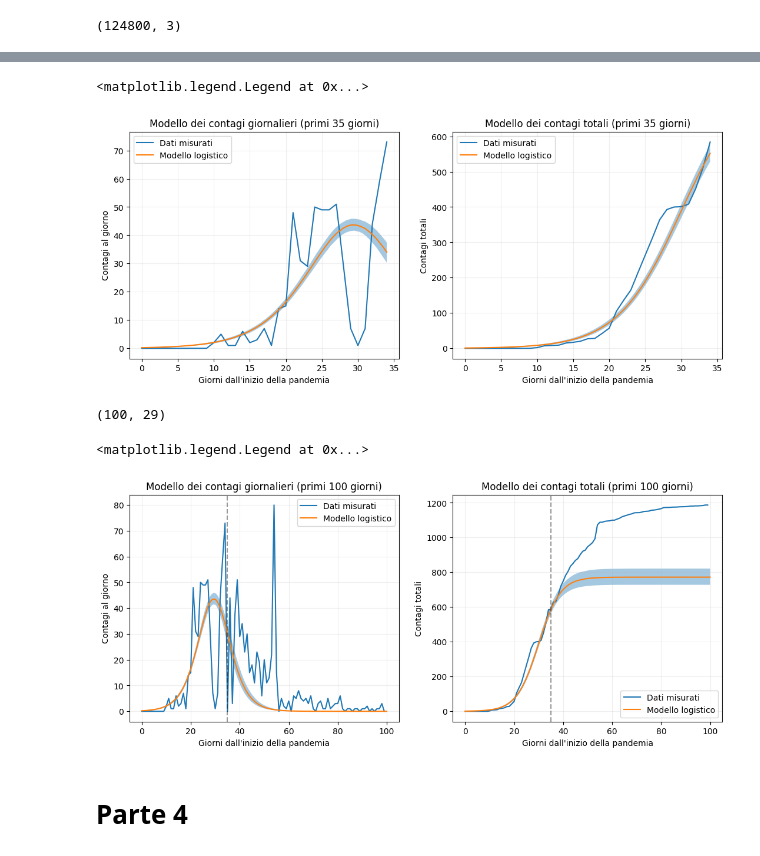
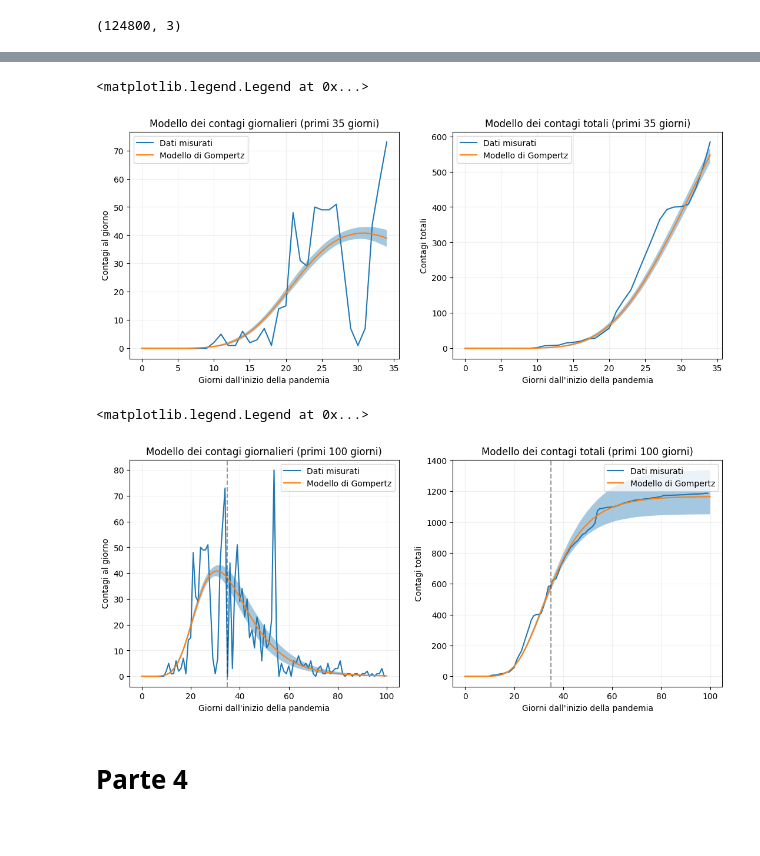
Before and after one commit to D4wnstar/analisi-covid-trmd, a Jupyter notebook: src/analisi.ipynb, the cells around one changed output, grey strips where cells are left out. Drawn from its saved outputs; the diff is of its cells as text; code cells hidden in the pictures.

```diff
--- a/src/analisi.ipynb
+++ b/src/analisi.ipynb
@@ -310,0 +339,4 @@ np.random.seed(1234)
+# %%
+# L'algoritmo emcee vero e proprio, calcolato sui dati dei nuovi contagi nei prima 35 giorni
+sampler = emcee.EnsembleSampler(32, 3, log_posterior, args=(np.arange(0, 35), data_aosta_daily_early["nuovi_positivi"]))
+sampler.run_mcmc(min_params + 1e-2 * np.random.rand(32, 3), 4000, progress=True)
@@ -310,0 +361,13 @@ np.random.seed(1234)
+# %%
+# Grafichiamo i risultati della catena di Monte Carlo
+samples = sampler.get_chain()
+
+dims = 3
+fig, axes = plt.subplots(dims, figsize=(10, 7), sharex=True)
+labels = ["$t_{0}$", "$k$", "$N_{tot}$"]
+for i in range(dims):
+    axes[i].plot(samples[:, :, i], "k", alpha=0.2)
+    axes[i].set_xlim(0, len(samples))
+    axes[i].set_ylabel(labels[i])
+
+axes[-1].set_xlabel("Numero di passi")
@@ -310,0 +386,4 @@ np.random.seed(1234)
+# %%
+# Prendiamo i valori della catena, scartando i primi 100
+flat_samples = sampler.get_chain(discard=100, flat=True)
+flat_samples.shape
@@ -389,15 +631,13 @@ t_0_best_fit, k_best_fit, N_tot_best_fit
 # %%
 # Ora creiamo un grafico per vedere il risultato del modello in sè.
-# Prendiamo un campione uniforme di 1000 elementi (parametri stimati) dalla catena per evitare
-# di dover calcolare centinaia di migliaia di valori per ottenere un grafico.
-# Calcoliamo poi i valori della logistica con quei parametri.
+# Qui usiamo la funzione di Gompertz anziché la logistica
 N_samples = 1000
 x_arr = np.linspace(0, 34, 2000)
 y_arr = np.zeros((2000, N_samples))
 for i in range(N_samples):
     idx = np.random.randint(flat_samples.shape[0])
     est_t_0, est_k, est_N_tot = flat_samples[idx, :]
-    y_arr[:, i] = contagi_giornalieri(logistic, x_arr, t_0=est_t_0, k=est_k, N_tot=est_N_tot)
+    y_arr[:, i] = contagi_giornalieri(gompertz, x_arr, t_0=est_t_0, k=est_k, N_tot=est_N_tot)
 
 # Prendiamo il modello migliore (50° percentile) e quelli ad una "deviazione standard"
 # dal 50° percentile della distribuzione (16° e 84° percentili)
@@ -408,7 +648,7 @@ y_arr_upper_estimate = np.percentile(y_arr, 84, axis=1)
 fig, axes = plt.subplots(1, 2, figsize=(13, 5))
 
 axes[0].plot(np.arange(0, 35), data_aosta_daily_early["nuovi_positivi"], label="Dati misurati")
-axes[0].plot(x_arr, y_arr_best_fit, label="Modello logistico")
+axes[0].plot(x_arr, y_arr_best_fit, label="Modello di Gompertz")
 axes[0].fill_between(x_arr, y_arr_lower_estimate, y_arr_upper_estimate, alpha=0.4)
 axes[0].set_title("Modello dei contagi giornalieri (primi 35 giorni)")
 axes[0].set_xlabel("Giorni dall'inizio della pandemia")
@@ -420,14 +660,14 @@ axes[0].legend()
 for i in range(N_samples):
     idx = np.random.randint(flat_samples.shape[0])
     est_t_0, est_k, est_N_tot = flat_samples[idx, :]
-    y_arr[:, i] = logistic(x_arr, t_0=est_t_0, k=est_k, N_tot=est_N_tot)
+    y_arr[:, i] = gompertz(x_arr, t_0=est_t_0, k=est_k, N_tot=est_N_tot)
 
 y_arr_best_fit = np.percentile(y_arr, 50, axis=1)
 y_arr_lower_estimate = np.percentile(y_arr, 16, axis=1)
 y_arr_upper_estimate = np.percentile(y_arr, 84, axis=1)
 
 axes[1].plot(np.arange(0, 35), data_aosta_daily_early["totale_casi"], label="Dati misurati")
-axes[1].plot(x_arr, y_arr_best_fit, label="Modello logistico")
+axes[1].plot(x_arr, y_arr_best_fit, label="Modello di Gompertz")
 axes[1].fill_between(x_arr, y_arr_lower_estimate, y_arr_upper_estimate, alpha=0.4)
 axes[1].set_title("Modello dei contagi totali (primi 35 giorni)")
 axes[1].set_xlabel("Giorni dall'inizio della pandemia")
@@ -436,13 +676,7 @@ axes[1].grid(alpha=0.2)
 axes[1].legend()
 # %% [output]
 <matplotlib.legend.Legend at 0x...>
-[figure, old version]
+[figure, new version]
-# %%
-# Espandiamo l'intervallo di dati ai primi 100 giorni
-data_aosta_daily_100 = data_aosta_daily[data_aosta_daily.index < data_aosta_daily.index[0] + pd.Timedelta(days=+99)]
-data_aosta_daily_100.shape
-# %% [output]
-(100, 29)
 # %%
 # Vediamo se il modello predice con buona precisione oltre l'intervallo di "addestramento"
 x_arr = np.linspace(0, 100, 2000)
@@ -450,39 +684,39 @@ y_arr = np.zeros((2000, N_samples))
 for i in range(N_samples):
     idx = np.random.randint(flat_samples.shape[0])
     est_t_0, est_k, est_N_tot = flat_samples[idx, :]
-    y_arr[:, i] = contagi_giornalieri(logistic, x_arr, t_0=est_t_0, k=est_k, N_tot=est_N_tot)
+    y_arr[:, i] = contagi_giornalieri(gompertz, x_arr, t_0=est_t_0, k=est_k, N_tot=est_N_tot)
 
 fig, axes = plt.subplots(1, 2, figsize=(13, 5))
 
 axes[0].plot(np.arange(0, 100), data_aosta_daily_100["nuovi_positivi"], label="Dati misurati")
-axes[0].plot(x_arr, np.percentile(y_arr, 50, axis=1), label="Modello logistico")
+axes[0].plot(x_arr, np.percentile(y_arr, 50, axis=1), label="Modello di Gompertz")
 axes[0].fill_between(x_arr, np.percentile(y_arr, 16, axis=1), np.percentile(y_arr, 84, axis=1), alpha=0.4)
 axes[0].axvline(35, linestyle="--", color="black", alpha=0.4)
 axes[0].set_title("Modello dei contagi giornalieri (primi 100 giorni)")
 axes[0].set_xlabel("Giorni dall'inizio della pandemia")
 axes[0].set_ylabel("Contagi al giorno")
 axes[0].grid(alpha=0.2)
 axes[0].legend()
 
 # e controlliamo anche l'andamento nei casi totali, non solo quelli giornalieri
 for i in range(N_samples):
     idx = np.random.randint(flat_samples.shape[0])
     est_t_0, est_k, est_N_tot = flat_samples[idx, :]
-    y_arr[:, i] = logistic(x_arr, t_0=est_t_0, k=est_k, N_tot=est_N_tot)
+    y_arr[:, i] = gompertz(x_arr, t_0=est_t_0, k=est_k, N_tot=est_N_tot)
 
 y_arr_best_fit = np.percentile(y_arr, 50, axis=1)
 y_arr_lower_estimate = np.percentile(y_arr, 16, axis=1)
 y_arr_upper_estimate = np.percentile(y_arr, 84, axis=1)
 
 axes[1].plot(np.arange(0, 100), data_aosta_daily_100["totale_casi"], label="Dati misurati")
-axes[1].plot(x_arr, y_arr_best_fit, label="Modello logistico")
+axes[1].plot(x_arr, y_arr_best_fit, label="Modello di Gompertz")
 axes[1].fill_between(x_arr, y_arr_lower_estimate, y_arr_upper_estimate, alpha=0.4)
 axes[1].axvline(35, linestyle="--", color="black", alpha=0.4)
 axes[1].set_title("Modello dei contagi totali (primi 100 giorni)")
 axes[1].set_xlabel("Giorni dall'inizio della pandemia")
 axes[1].set_ylabel("Contagi totali")
 axes[1].grid(alpha=0.2)
 axes[1].legend()
 # %% [output]
 <matplotlib.legend.Legend at 0x...>
-[figure, old version]
+[figure, new version]
```
Also changed, not shown: parts of 34 cells of this notebook.
